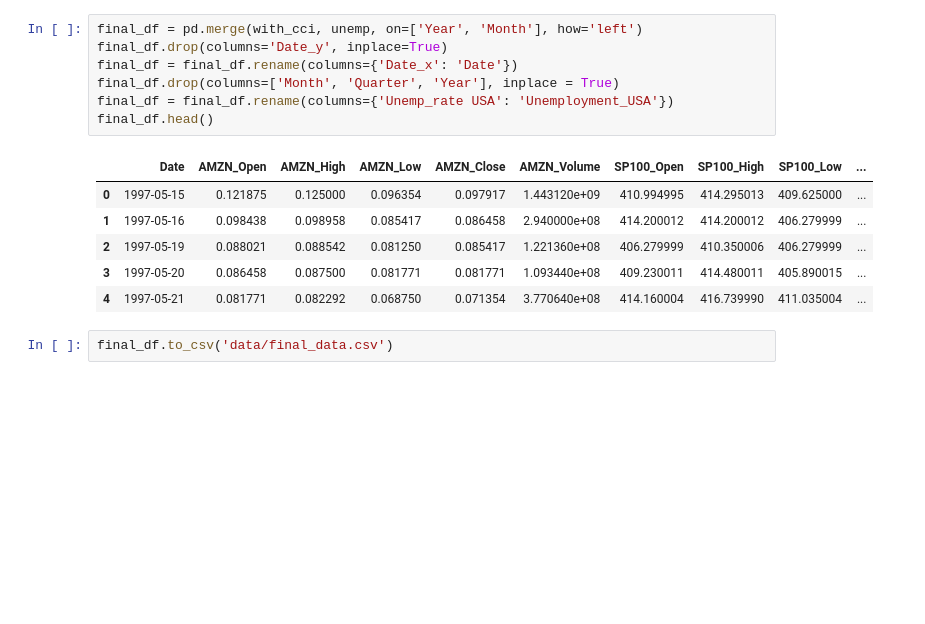
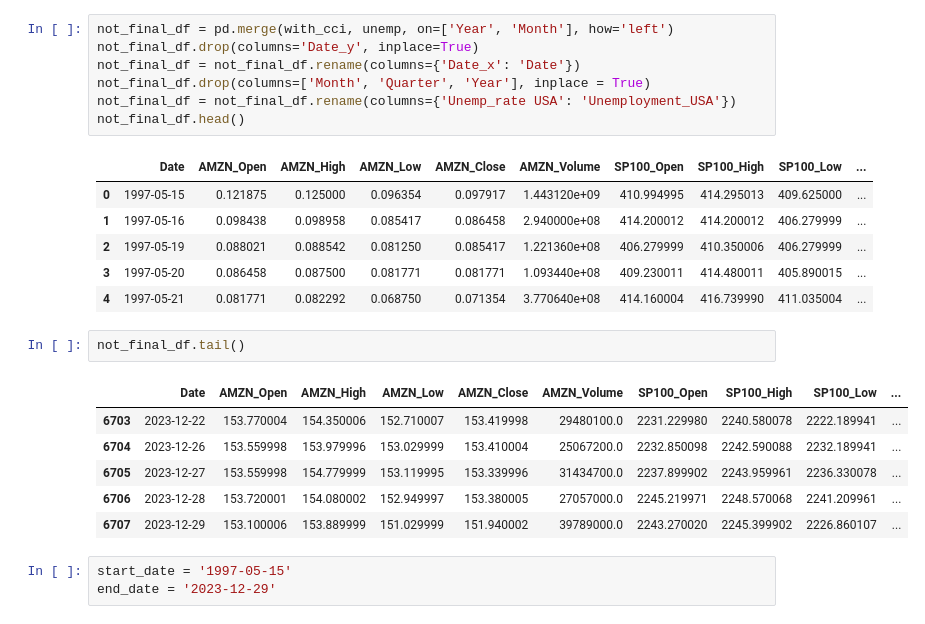
Before and after one commit to Galicheck/MJNWM-Project, a Jupyter notebook: more_indicators.ipynb, the cells around one changed output. Drawn from its saved outputs; the diff is of its cells as text; blank space fills up the shorter version.

```diff
--- a/more_indicators.ipynb
+++ b/more_indicators.ipynb
@@ -87,12 +88,12 @@ unemp.head()
 | 3 | 1997-08-01 | 4.8 | 8 | 1997 |
 | 4 | 1997-09-01 | 4.9 | 9 | 1997 |
 # %%
-final_df = pd.merge(with_cci, unemp, on=['Year', 'Month'], how='left')
-final_df.drop(columns='Date_y', inplace=True)
-final_df = final_df.rename(columns={'Date_x': 'Date'})
-final_df.drop(columns=['Month', 'Quarter', 'Year'], inplace = True)
-final_df = final_df.rename(columns={'Unemp_rate USA': 'Unemployment_USA'})
-final_df.head()
+not_final_df = pd.merge(with_cci, unemp, on=['Year', 'Month'], how='left')
+not_final_df.drop(columns='Date_y', inplace=True)
+not_final_df = not_final_df.rename(columns={'Date_x': 'Date'})
+not_final_df.drop(columns=['Month', 'Quarter', 'Year'], inplace = True)
+not_final_df = not_final_df.rename(columns={'Unemp_rate USA': 'Unemployment_USA'})
+not_final_df.head()
 # %% [output]
 |  | Date | AMZN_Open | AMZN_High | AMZN_Low | AMZN_Close | AMZN_Volume | SP100_Open | SP100_High | SP100_Low | ... |
 | 0 | 1997-05-15 | 0.121875 | 0.125000 | 0.096354 | 0.097917 | 1.443120e+09 | 410.994995 | 414.295013 | 409.625000 | ... |
@@ -100,5 +101,15 @@ final_df.head()
 | 2 | 1997-05-19 | 0.088021 | 0.088542 | 0.081250 | 0.085417 | 1.221360e+08 | 406.279999 | 410.350006 | 406.279999 | ... |
 | 3 | 1997-05-20 | 0.086458 | 0.087500 | 0.081771 | 0.081771 | 1.093440e+08 | 409.230011 | 414.480011 | 405.890015 | ... |
 | 4 | 1997-05-21 | 0.081771 | 0.082292 | 0.068750 | 0.071354 | 3.770640e+08 | 414.160004 | 416.739990 | 411.035004 | ... |
-# %%
-final_df.to_csv('data/final_data.csv')
+# %%
+not_final_df.tail()
+# %% [output]
+|  | Date | AMZN_Open | AMZN_High | AMZN_Low | AMZN_Close | AMZN_Volume | SP100_Open | SP100_High | SP100_Low | ... |
+| 6703 | 2023-12-22 | 153.770004 | 154.350006 | 152.710007 | 153.419998 | 29480100.0 | 2231.229980 | 2240.580078 | 2222.189941 | ... |
+| 6704 | 2023-12-26 | 153.559998 | 153.979996 | 153.029999 | 153.410004 | 25067200.0 | 2232.850098 | 2242.590088 | 2232.189941 | ... |
+| 6705 | 2023-12-27 | 153.559998 | 154.779999 | 153.119995 | 153.339996 | 31434700.0 | 2237.899902 | 2243.959961 | 2236.330078 | ... |
+| 6706 | 2023-12-28 | 153.720001 | 154.080002 | 152.949997 | 153.380005 | 27057000.0 | 2245.219971 | 2248.570068 | 2241.209961 | ... |
+| 6707 | 2023-12-29 | 153.100006 | 153.889999 | 151.029999 | 151.940002 | 39789000.0 | 2243.270020 | 2245.399902 | 2226.860107 | ... |
+# %%
+start_date = '1997-05-15'
+end_date = '2023-12-29'
```
Also changed, not shown: parts of 7 cells of this notebook.
